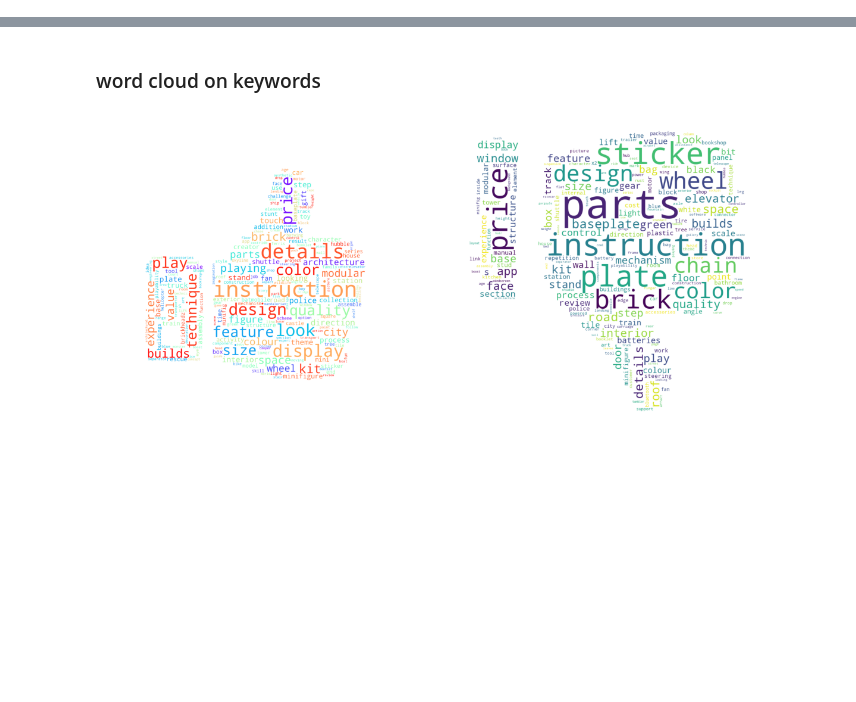
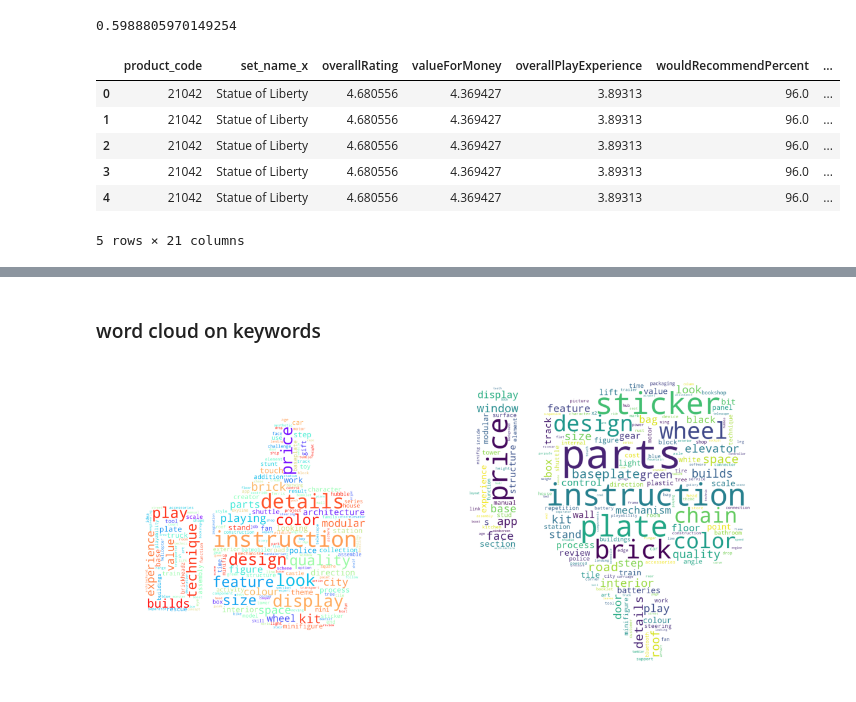
Before and after one commit to gabriellajg/Graph, a Jupyter notebook: dashboard_streamlit/Lego_Dashboard.ipynb, the cells around one changed output, grey strips where cells are left out. Saved outputs shown, nothing was run; the diff lists cells and outputs as text; code cells hidden in the pictures; blank space fills up the shorter version.

```diff
--- a/dashboard_streamlit/Lego_Dashboard.ipynb
+++ b/dashboard_streamlit/Lego_Dashboard.ipynb
@@ -59,0 +89,4 @@ warnings.filterwarnings('ignore')
+# %%
+df_specs = pd.read_csv('../../../4Keywords/data/df_specs.csv')
+df_specs['age_segment'] = df_specs.ageRange.map(age_segment)
+df_specs_running = df_specs[['Item#','theme','pieceCount','Price','age_segment']].drop_duplicates() #df[['link','Theme',,,'price']] =
@@ -60,6 +97,15 @@ warnings.filterwarnings('ignore')
+# %%
+def convert(a):
+    if a==4 or a==5:
+        return 'POS'
+    elif a==3:
+        return 'NEU'
+    else:
+        return 'NEG'
 # %%
-df = pd.read_csv('lego_review_df.csv')
-df_review = pd.read_csv('lego_review_df_sentiment.csv')
+df = pd.read_csv('../../../4Keywords/data/lego_review_df.csv')
+df_review = pd.read_csv('../../../4Keywords/data/lego_review_df_sentiment.csv')
 df[['processed_comment','sentiment']] = df_review[['comment','sentiment']]
 df = df[df.comment.notnull()]
-df.head()
+df['BERT_SentLabel'] = df['sentiment'].map(convert)
+df = pd.merge(left=df, right=df_specs_running, how='left', left_on='product_code', right_on='Item#')
@@ -89 +128,26 @@ allTriple
 25943 rows × 5 columns
+# %%
+allTriple[allTriple.item.isin(selected_products)].sentiment.value_counts(normalize=True)[0]
+# %% [output]
+0.5988805970149254
+# %%
+with open("../../../4Keywords/rawSentences/Xlist", "rb") as fp:
+    X = pickle.load(fp)
+# %%
+n_triple = allTriple.reviewID.value_counts()
+df['tripleCount'] = 0;
+df.iloc[n_triple.index, df.shape[1]-1] = n_triple
+reviewCount = pd.DataFrame(df.groupby(['product_code']).set_name.count()).reset_index()
+df = pd.merge(left=df, right=reviewCount, how='left', left_on='product_code', right_on='product_code')
+df['sentenceCount'] = [len(l) for l in X]
+df['wordsCount'] = df['comment'].str.findall(r'(\w+)').str.len()
+df['charCount'] = df['comment'].str.len()
+df.head()
+# %% [output]
+|  | product_code | set_name_x | overallRating | valueForMoney | overallPlayExperience | wouldRecommendPercent | ... |
+| 0 | 21042 | Statue of Liberty | 4.680556 | 4.369427 | 3.89313 | 96.0 | ... |
+| 1 | 21042 | Statue of Liberty | 4.680556 | 4.369427 | 3.89313 | 96.0 | ... |
+| 2 | 21042 | Statue of Liberty | 4.680556 | 4.369427 | 3.89313 | 96.0 | ... |
+| 3 | 21042 | Statue of Liberty | 4.680556 | 4.369427 | 3.89313 | 96.0 | ... |
+| 4 | 21042 | Statue of Liberty | 4.680556 | 4.369427 | 3.89313 | 96.0 | ... |
+5 rows × 21 columns
```
Also changed, not shown: parts of 16 cells of this notebook, 11 other files.
